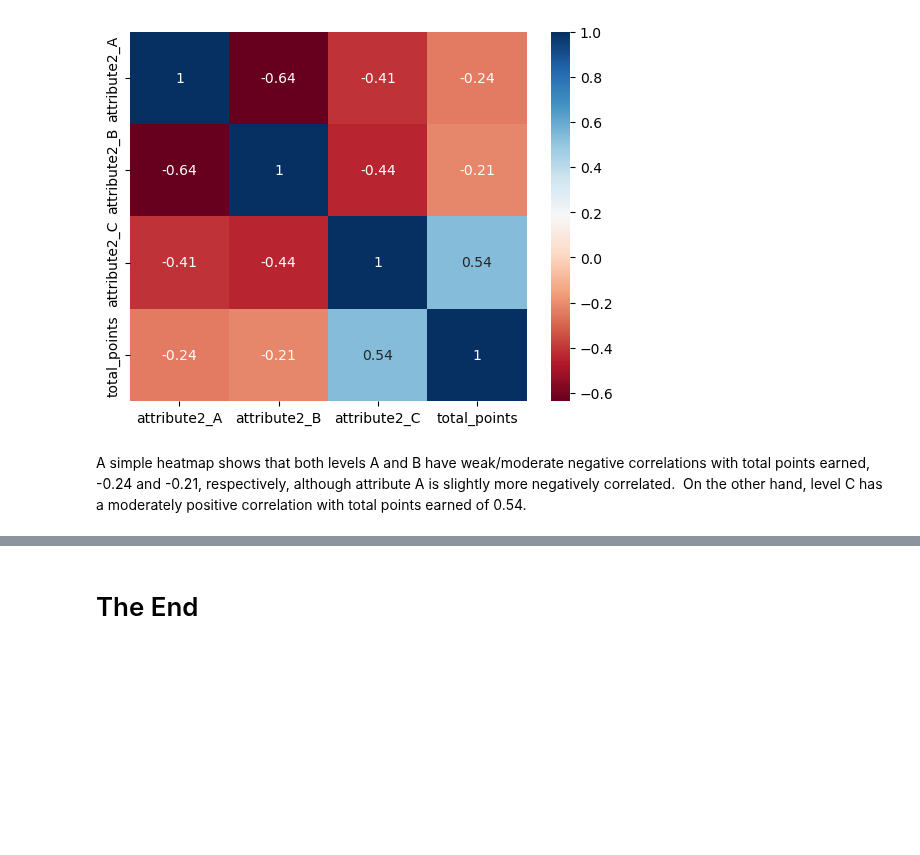
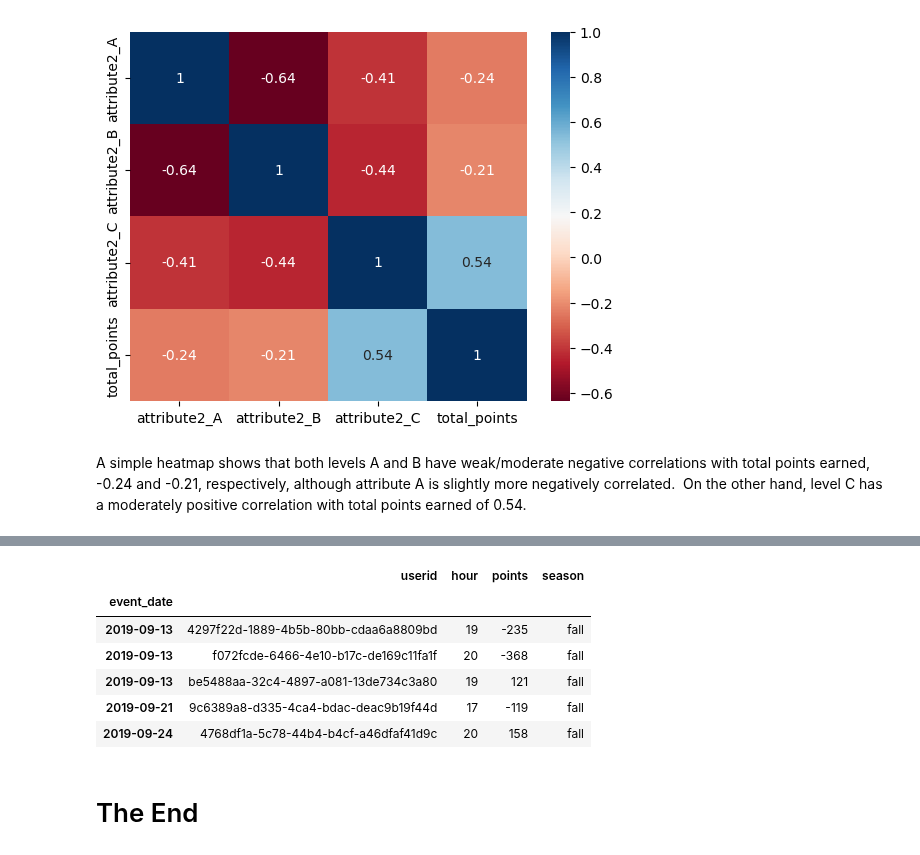
Before and after one commit to papir805/bot_battles_player_analysis, a Jupyter notebook: q2_data_analysis.ipynb, the cells around one changed output, grey strips where cells are left out. Drawn from its saved outputs; the diff is of its cells as text; code cells hidden in the pictures; blank space fills up the shorter version.

```diff
--- a/q2_data_analysis.ipynb
+++ b/q2_data_analysis.ipynb
@@ -888,2 +931,12 @@ The coefficient for level C is 21,967.1989 points.  This means that on average,
+# %%
+event_performance_fall.head()
+# %% [output]
+|  | userid | hour | points | season |
+| event_date |  |  |  |  |
+| 2019-09-13 | 4297f22d-1889-4b5b-80bb-cdaa6a8809bd | 19 | -235 | fall |
+| 2019-09-13 | f072fcde-6466-4e10-b17c-de169c11fa1f | 20 | -368 | fall |
+| 2019-09-13 | be5488aa-32c4-4897-a081-13de734c3a80 | 19 | 121 | fall |
+| 2019-09-21 | 9c6389a8-d335-4ca4-bdac-deac9b19f44d | 17 | -119 | fall |
+| 2019-09-24 | 4768df1a-5c78-44b4-b4cf-a46dfaf41d9c | 20 | 158 | fall |
 # %% [markdown]
 # The End
```
Also changed, not shown: parts of 12 cells of this notebook, 1 other file.
